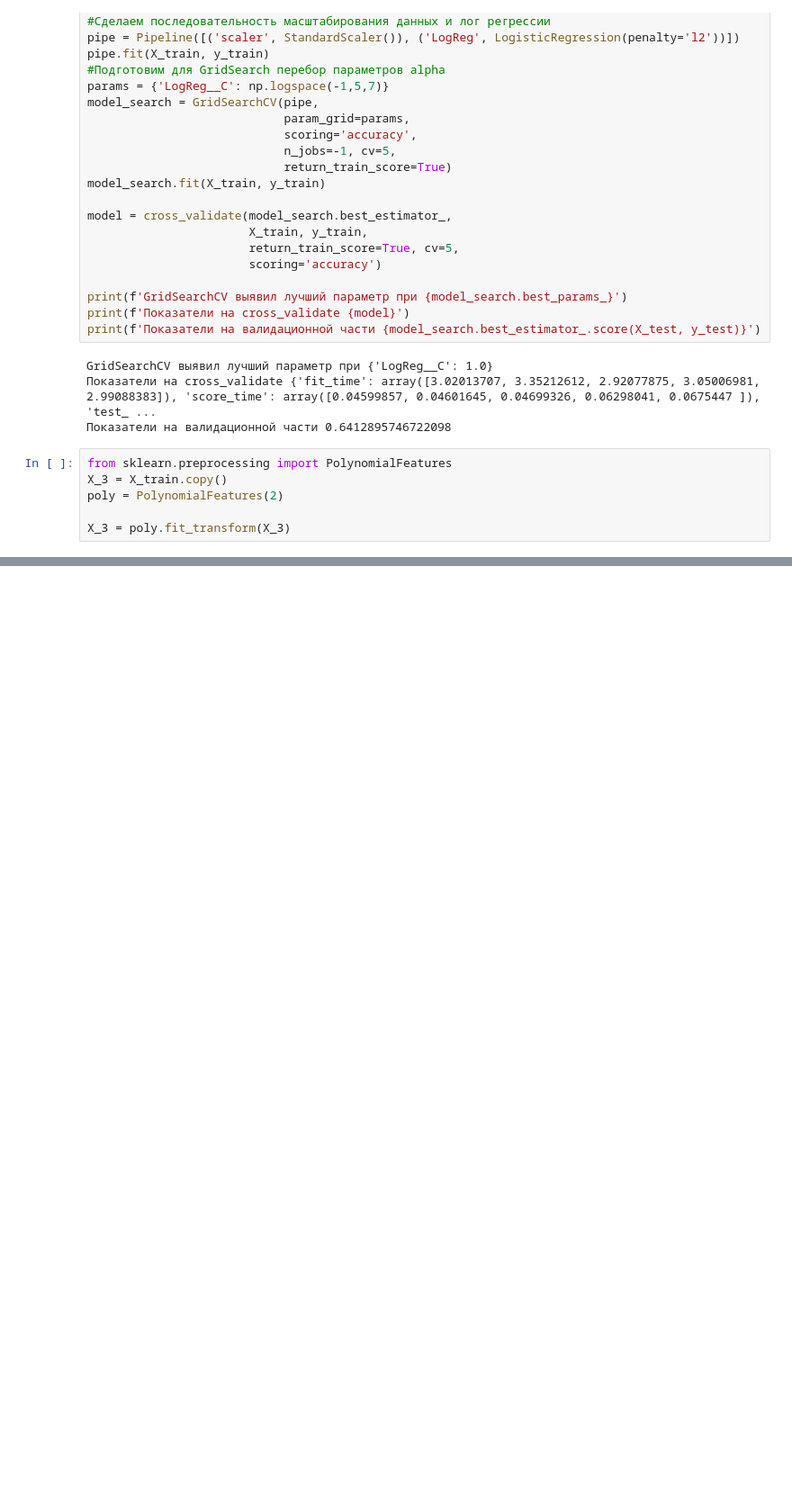
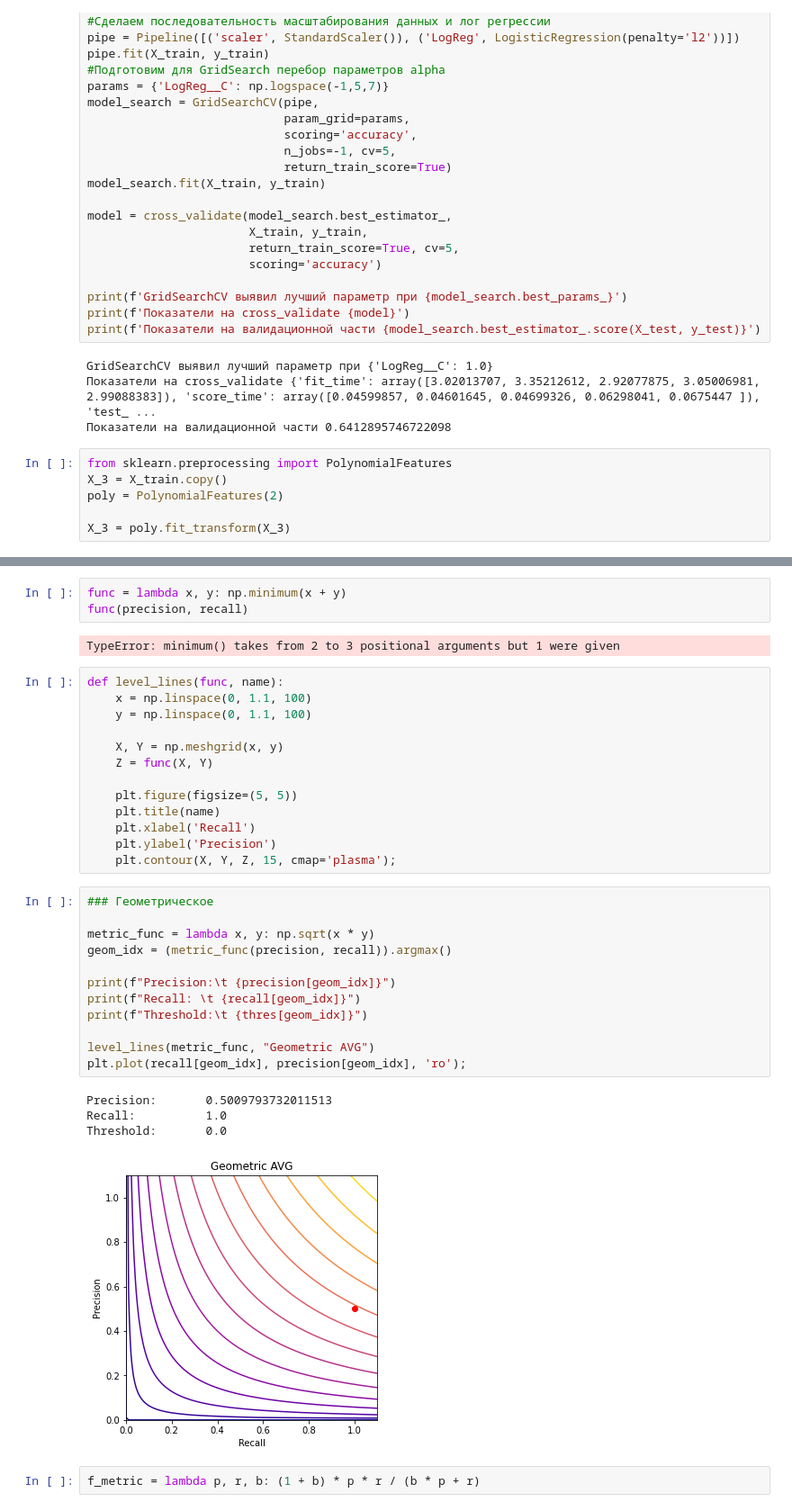
Before and after one commit to AlexanderGithubProfile/TEMP_WORKING_REPOSITORY, a Jupyter notebook: karpov_start_ml_course.ipynb, the cells around one changed output, grey strips where cells are left out. Shown at 90% size. Drawn from its saved outputs; the diff is of its cells as text; blank space fills up the shorter version.

```diff
--- a/karpov_start_ml_course.ipynb
+++ b/karpov_start_ml_course.ipynb
@@ -2363,0 +2304,37 @@ person2 = Person.from_birth_year('Roark', 1994)
+# %%
+func = lambda x, y: np.minimum(x + y)
+func(precision, recall)
+# %% [output]
+TypeError: minimum() takes from 2 to 3 positional arguments but 1 were given
+# %%
+def level_lines(func, name):
+    x = np.linspace(0, 1.1, 100)
+    y = np.linspace(0, 1.1, 100)
+
+    X, Y = np.meshgrid(x, y)
+    Z = func(X, Y)
+
+    plt.figure(figsize=(5, 5))
+    plt.title(name)
+    plt.xlabel('Recall')
+    plt.ylabel('Precision')
+    plt.contour(X, Y, Z, 15, cmap='plasma');
+# %%
+### Геометрическое
+
+metric_func = lambda x, y: np.sqrt(x * y)
+geom_idx = (metric_func(precision, recall)).argmax()
+
+print(f"Precision:\t {precision[geom_idx]}")
+print(f"Recall: \t {recall[geom_idx]}")
+print(f"Threshold:\t {thres[geom_idx]}")
+
+level_lines(metric_func, "Geometric AVG")
+plt.plot(recall[geom_idx], precision[geom_idx], 'ro');
+# %% [output]
+Precision:       0.5009793732011513
+Recall:          1.0
+Threshold:       0.0
+[figure, added]
+# %%
+f_metric = lambda p, r, b: (1 + b) * p * r / (b * p + r)
```
Also changed, not shown: parts of 39 cells of this notebook.
